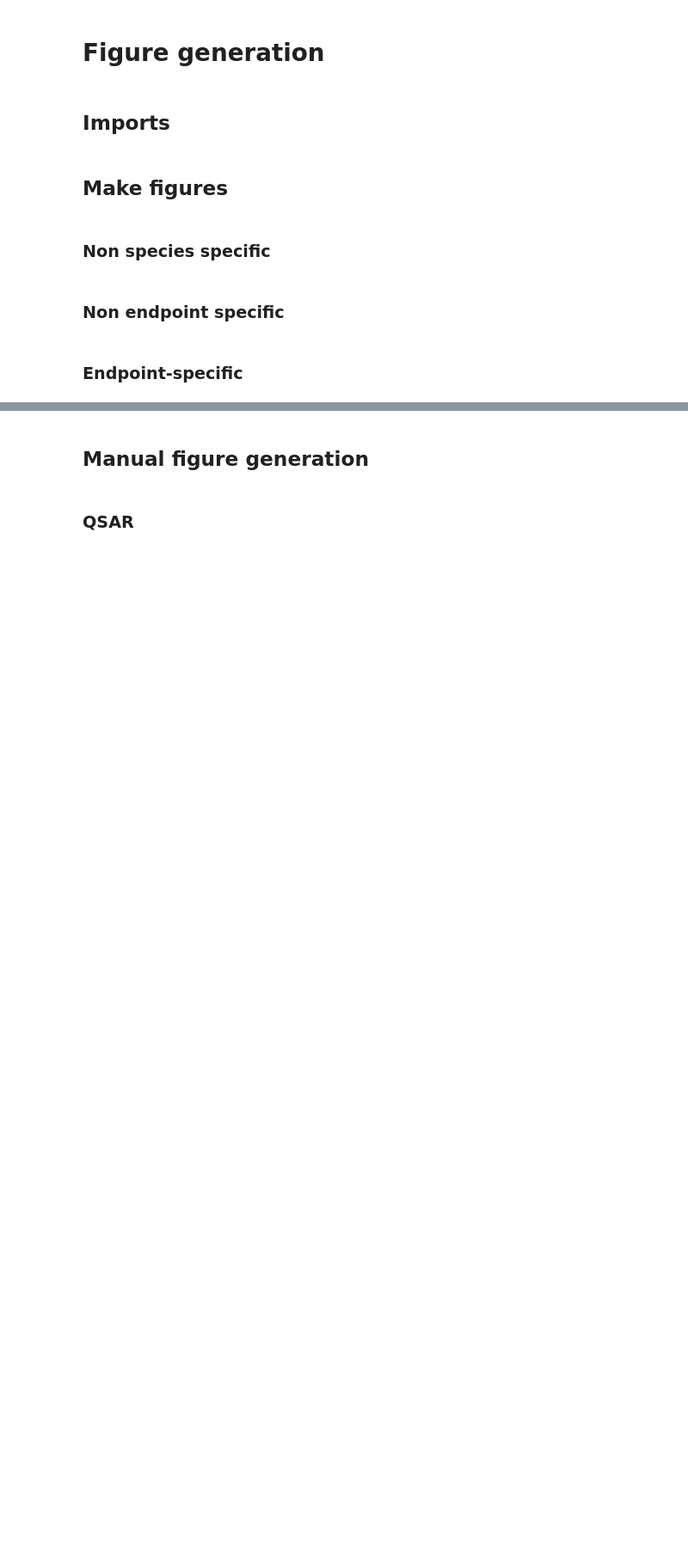
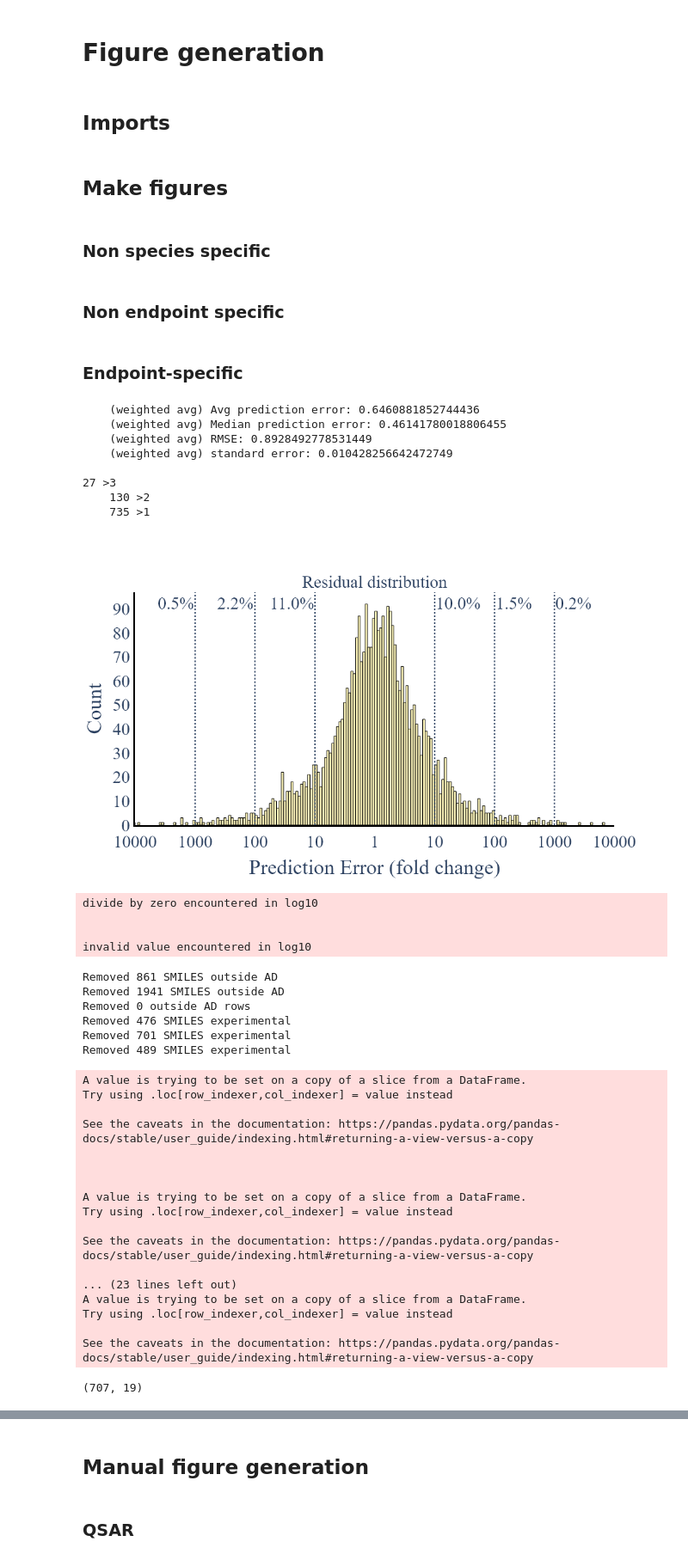
Before and after one commit to StyrbjornKall/TRIDENT, a Jupyter notebook: development/figures/generate_figures_for_publication.ipynb, the cells around one changed output, grey strips where cells are left out. Shown at 86% size. Saved outputs shown, nothing was run; the diff lists cells and outputs as text; code cells hidden in the pictures; blank space fills up the shorter version.

Commit message:
Modified figures

```diff
--- a/development/figures/generate_figures_for_publication.ipynb
+++ b/development/figures/generate_figures_for_publication.ipynb
@@ -17,14 +17,19 @@ import pandas as pd
 ### Non species specific
 # %%
 INSIDE_AD = True
-ENDPOINT = 'EC10'
+ENDPOINT = 'EC50'
 
 if INSIDE_AD:
     AD = 'AD'
 else:
     AD = 'allpreds'
 
-PlotQSARComp3inOne(savepath = f"./figures_for_publication/{ENDPOINT}/allspecies_weightedavgpreds_10x10CV_QSAR_comp_{AD}_SMILES_effect", endpoint=ENDPOINT,inside_AD=INSIDE_AD,use_weighted_avg=True)
+save_figures = True
+
+if save_figures == True:
+    PlotQSARComp3inOne(savepath = f"./figures_for_publication/{ENDPOINT}/allspecies_weightedavgpreds_10x10CV_QSAR_comp_{AD}_SMILES_effect", endpoint=ENDPOINT,inside_AD=INSIDE_AD,use_weighted_avg=True)
+else:
+    PlotQSARComp3inOne(savepath = None, endpoint=ENDPOINT,inside_AD=INSIDE_AD,use_weighted_avg=True)
 # %% [markdown]
 ### Non endpoint specific
 # %%
@@ -63,11 +68,11 @@ PlotNonEndpointSpecific(f'EC50EC10_{SPECIES_GROUP}_withoverlap', species_group =
 # %% [markdown]
 ### Endpoint-specific
 # %%
-ENDPOINT = 'EC10'
-NAME = f'{ENDPOINT}_{SPECIES_GROUP}'
-EFFECT_FOR_QSAR_COMP = ['POP']
+ENDPOINT = 'EC50'
+NAME = f'{ENDPOINT}_{SPECIES_GROUP}' # Add '_withoverlap_' for combomodels
+EFFECT_FOR_QSAR_COMP = ['all']
 INSIDE_AD = True
-DURATIONS = ['short exposure','medium exposure', 'long exposure'] # <= 96h, <= 1week, >1week
+DURATIONS = ['short exposure','medium exposure', 'long exposure'] # <= 96h, <= 1week, >1week (all)
 # %%
 def PlotEndpointSpecific(endpoint, effect_for_qsar_comp, name, inside_AD, durations, species_group, save_figures: bool=False):
     if inside_AD:
@@ -95,13 +100,13 @@ def PlotEndpointSpecific(endpoint, effect_for_qsar_comp, name, inside_AD, durati
     ''')
 
     if save_figures:
-        PlotKFoldResidualHistUsingWAvgPreds(f"./figures_for_publication/{endpoint}/{name}_weightedavgpreds_10x10fold_hist", name=name, endpoint=endpoint)
+        PlotKFoldResidualHistUsingWAvgPreds(f"./figures_for_publication/{endpoint}/{name}_weightedavgpreds_10x10fold_hist", name=name, endpoint=endpoint, species_group=species_group)
     else:
-        PlotKFoldResidualHistUsingWAvgPreds(savepath=None, name=name, endpoint=endpoint)
+        PlotKFoldResidualHistUsingWAvgPreds(savepath=None, name=name, endpoint=endpoint, species_group=species_group)
 
     # ----------- QSAR ------------------------
     ECOSAR, VEGA, TEST = LoadQSAR(endpoint=endpoint, species_group=species_group)
-    ECOSAR, TEST, VEGA = PrepareQSARData(ECOSAR, TEST, VEGA, inside_AD=inside_AD, remove_experimental=True)
+    ECOSAR, TEST, VEGA = PrepareQSARData(ECOSAR, TEST, VEGA, inside_AD=inside_AD, remove_experimental=True, species_group=species_group)
     TEST_dict = dict(zip(TEST.Canonical_SMILES_figures, TEST.value))
     VEGA_dict = dict(zip(VEGA.Canonical_SMILES_figures, VEGA.value))
     ECOSAR_dict = dict(zip(ECOSAR.Canonical_SMILES_figures, ECOSAR.value))
@@ -123,4 +128,42 @@ def PlotEndpointSpecific(endpoint, effect_for_qsar_comp, name, inside_AD, durati
         PlotQSARresidualScatter(None, predictions=qsar_preds, endpoint=endpoint)
         PlotQSARresidualScatter(None, predictions=weighted_avg_qsar_preds, endpoint=endpoint)
 # %%
-PlotEndpointSpecific(endpoint=ENDPOINT, effect_for_qsar_comp=EFFECT_FOR_QSAR_COMP, name=NAME, inside_AD=INSIDE_AD, durations=DURATIONS, species_group=SPECIES_GROUP, save_figures=False)
+PlotEndpointSpecific(endpoint=ENDPOINT, effect_for_qsar_comp=EFFECT_FOR_QSAR_COMP, name=NAME, inside_AD=INSIDE_AD, durations=DURATIONS, species_group=SPECIES_GROUP, save_figures=True)
+# %% [output]
+    (weighted avg) Avg prediction error: 0.6460881852744436
+    (weighted avg) Median prediction error: 0.46141780018806455
+    (weighted avg) RMSE: 0.8928492778531449
+    (weighted avg) standard error: 0.010428256642472749
+
+27 >3
+    130 >2
+    735 >1
+[figure, added]
+divide by zero encountered in log10
+
+
+invalid value encountered in log10
+Removed 861 SMILES outside AD
+Removed 1941 SMILES outside AD
+Removed 0 outside AD rows
+Removed 476 SMILES experimental
+Removed 701 SMILES experimental
+Removed 489 SMILES experimental
+A value is trying to be set on a copy of a slice from a DataFrame.
+Try using .loc[row_indexer,col_indexer] = value instead
+
+See the caveats in the documentation: https://pandas.pydata.org/pandas-docs/stable/user_guide/indexing.html#returning-a-view-versus-a-copy
+
+
+
+A value is trying to be set on a copy of a slice from a DataFrame.
+Try using .loc[row_indexer,col_indexer] = value instead
+
+See the caveats in the documentation: https://pandas.pydata.org/pandas-docs/stable/user_guide/indexing.html#returning-a-view-versus-a-copy
+
+... (23 lines left out)
+A value is trying to be set on a copy of a slice from a DataFrame.
+Try using .loc[row_indexer,col_indexer] = value instead
+
+See the caveats in the documentation: https://pandas.pydata.org/pandas-docs/stable/user_guide/indexing.html#returning-a-view-versus-a-copy
+(707, 19)
```
Also changed, not shown: parts of 8 cells of this notebook, 1 other file.
